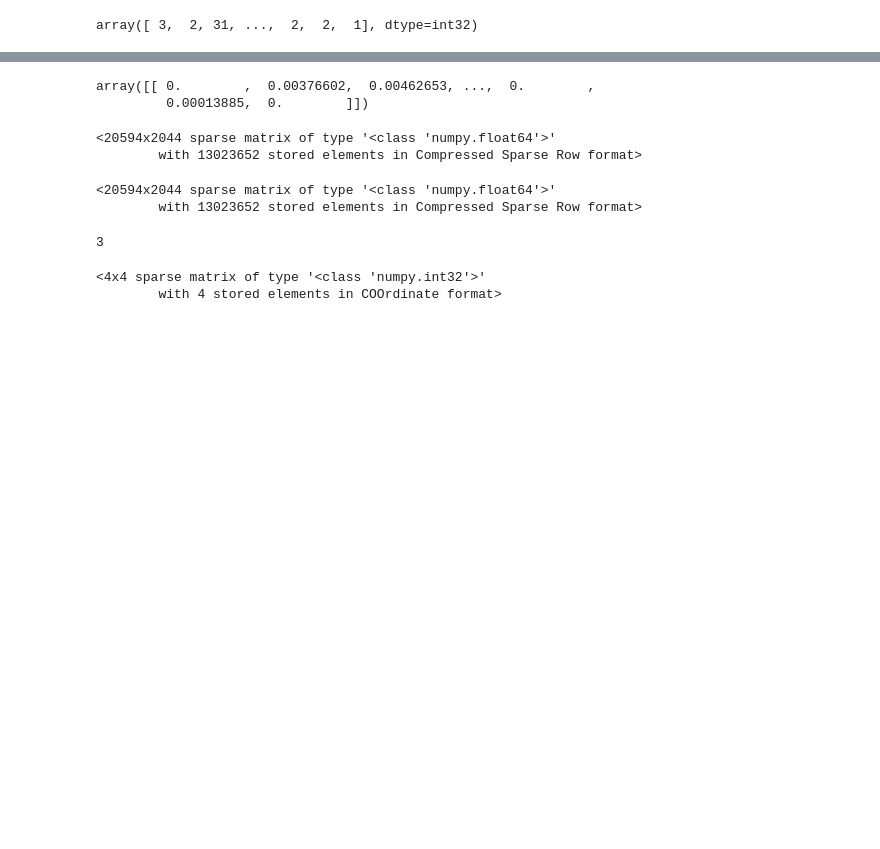
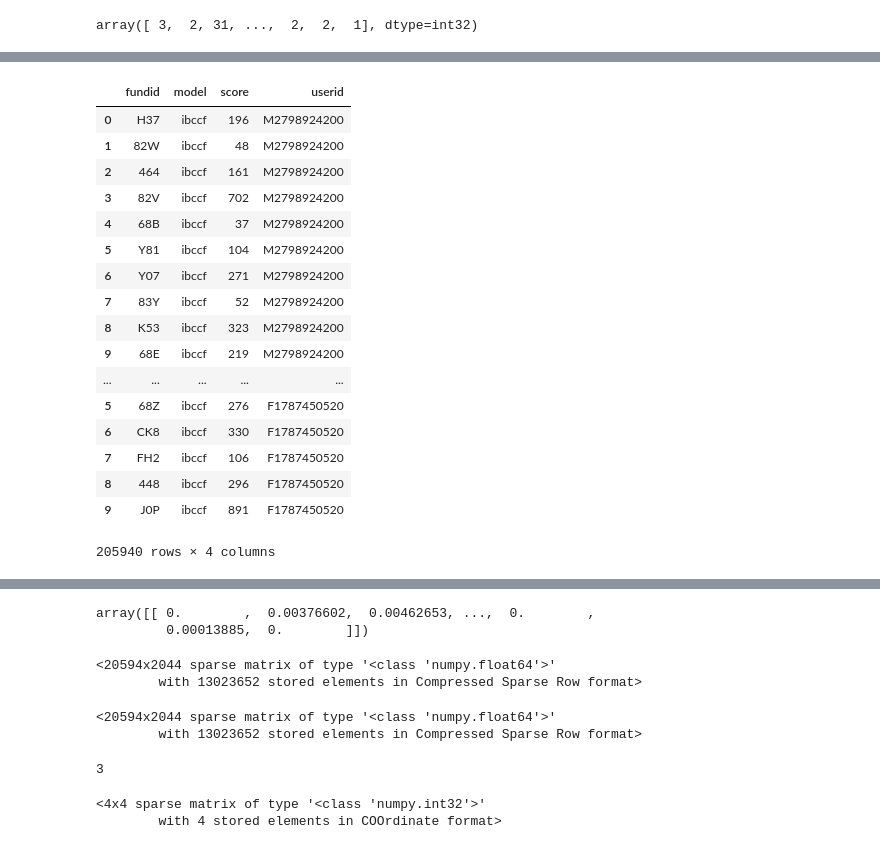
Before and after one commit to 000Nelson000/PlayRecommendSystem, a Jupyter notebook: rec_funds/rec_funds_offline.ipynb, the cells around one changed output, grey strips where cells are left out. Drawn from its saved outputs; the diff is of its cells as text; code cells hidden in the pictures; blank space fills up the shorter version.

Commit message:
failed ubcf_fs?

```diff
--- a/rec_funds/rec_funds_offline.ipynb
+++ b/rec_funds/rec_funds_offline.ipynb
@@ -208,0 +293,30 @@ False
+# %%
+def arrange_predict_to_dataframe(predall_itemids, predall_rating,
+                                 model_kind, idx_to_userid):
+    """arrange predicting itemids/rating to dataframe
+    params
+    ======
+    predall_itemids: (np.ndarray)
+        predictions/recommendations w.r.t all ids preference
+    predall_rating: (np.ndarray)
+        predicted rating(scoring) corresponding to predall_itemid
+    model_kind: (str)
+        kind of model  (ubcf,ibcf,...)
+
+    return
+    ======
+    dataframe
+        - colname: 'userid','fundid','model','score'
+    """
+    df_list = []
+    for idx, (fund_ids, fund_scores) in tqdm(enumerate(
+            zip(predall_itemids, predall_rating)),
+            total=predall_itemids.shape[0],
+            unit='users'):
+        userid = idx_to_userid[idx]
+        df_list.append(pd.DataFrame({'userid': userid,
+                                     'fundid': fund_ids,
+                                     'score': fund_scores,
+                                     'model': model_kind
+                                     }))
+    return pd.concat(df_list)
@@ -208,0 +327,21 @@ False
+# %%
+arrange_predict_to_dataframe(predall_itemid_i,predall_i,'ibccf',idx_to_userid)
+# %% [output]
+|  | fundid | model | score | userid |
+| 0 | H37 | ibccf | 196 | M2798924200 |
+| 1 | 82W | ibccf | 48 | M2798924200 |
+| 2 | 464 | ibccf | 161 | M2798924200 |
+| 3 | 82V | ibccf | 702 | M2798924200 |
+| 4 | 68B | ibccf | 37 | M2798924200 |
+| 5 | Y81 | ibccf | 104 | M2798924200 |
+| 6 | Y07 | ibccf | 271 | M2798924200 |
+| 7 | 83Y | ibccf | 52 | M2798924200 |
+| 8 | K53 | ibccf | 323 | M2798924200 |
+| 9 | 68E | ibccf | 219 | M2798924200 |
+| ... | ... | ... | ... | ... |
+| 5 | 68Z | ibccf | 276 | F1787450520 |
+| 6 | CK8 | ibccf | 330 | F1787450520 |
+| 7 | FH2 | ibccf | 106 | F1787450520 |
+| 8 | 448 | ibccf | 296 | F1787450520 |
+| 9 | J0P | ibccf | 891 | F1787450520 |
+205940 rows × 4 columns
```
Also changed, not shown: parts of 17 cells of this notebook, 2 other files.
